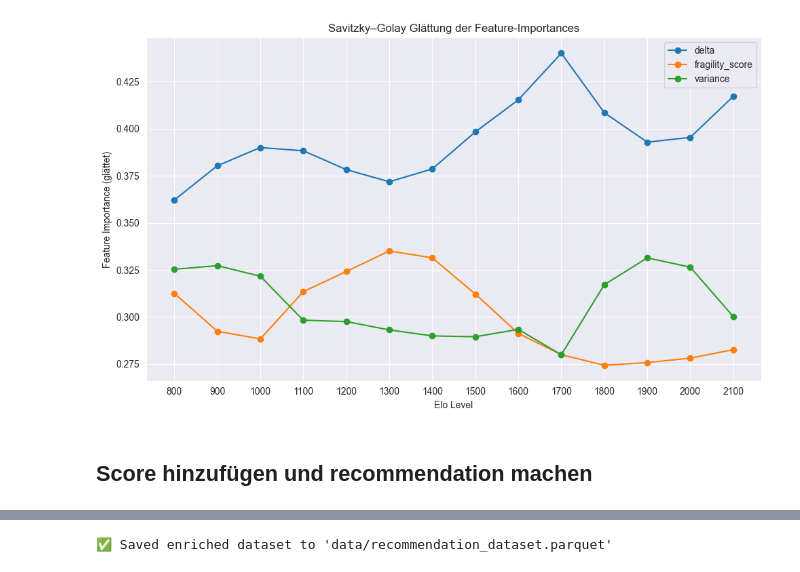
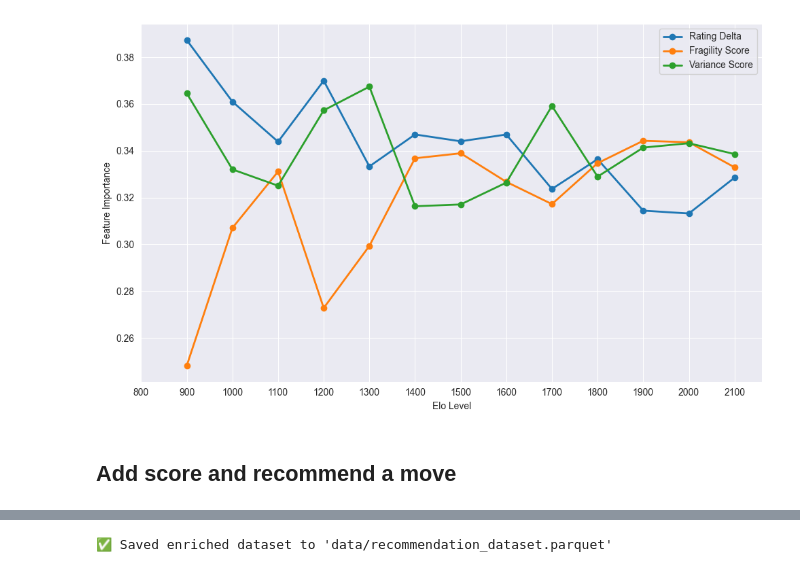
Before and after one commit to croco22/chess, a Jupyter notebook: pipeline/p5_feature_importance.ipynb, the cells around one changed output, grey strips where cells are left out. Saved outputs shown, nothing was run; the diff lists cells and outputs as text; code cells hidden in the pictures.

```diff
--- a/pipeline/p5_feature_importance.ipynb
+++ b/pipeline/p5_feature_importance.ipynb
@@ -46,23 +46,31 @@ importances
-# %%
-plt.figure(figsize=(10, 6))
-
-for feature in FEATURES:
-    y = importances.loc[feature, importances.columns].values
-    # window_length muss ungerade und <= len(ELOS) sein
-    y_smooth = savgol_filter(y, window_length=5, polyorder=2)
-    plt.plot(ELOS, y_smooth, marker='o', label=feature)
-
-plt.xlabel("Elo Level")
-plt.ylabel("Feature Importance (glättet)")
-plt.title("Savitzky–Golay Glättung der Feature-Importances")
-plt.xticks(ELOS)
-plt.legend()
-plt.tight_layout()
-plt.show()
-# %% [output]
-[figure, removed]
+# %%
+# "Savitzky–Golay Glättung der Feature-Importances") --> smoothed out
+plt.figure(figsize=(10, 6))
+custom_labels = {
+    "fragility_score": "Fragility Score",
+    "delta": "Rating Delta",
+    "variance": "Variance Score"
+}
+elos_filtered = [elo for elo in ELOS if elo > 800]
+idxs = [i for i, elo in enumerate(ELOS) if elo > 800]
+
+for idx, feature in enumerate(FEATURES):
+    y_all = importances.loc[feature, importances.columns].values
+    y = y_all[idxs]
+    y_smooth = savgol_filter(y, window_length=5, polyorder=2)
+    plt.plot(elos_filtered, y_smooth, marker='o',linewidth=2,label=custom_labels.get(feature, feature))
+
+plt.xlabel("Elo Level")
+plt.ylabel("Feature Importance")
+plt.xticks(ELOS)
+plt.legend()
+plt.tight_layout()
+plt.savefig("../images/feature_importance.svg")
+plt.show()
+# %% [output]
+[figure, added]
 # %% [markdown]
-## Score hinzufügen und recommendation machen
+## Add score and recommend a move
 # %%
 for elo in ELOS:
     score_col = f"score_{elo}"
```
Also changed, not shown: parts of 3 cells of this notebook, 5 other files.
